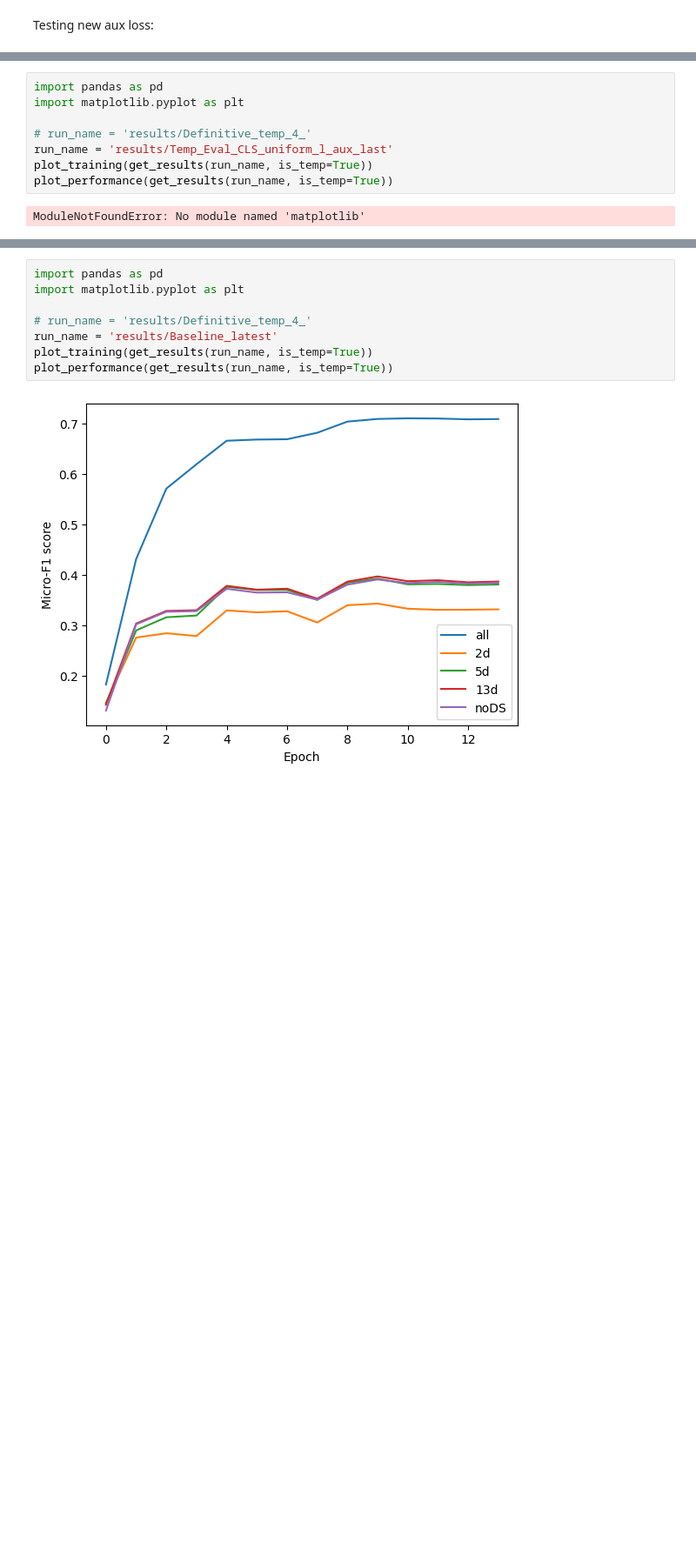
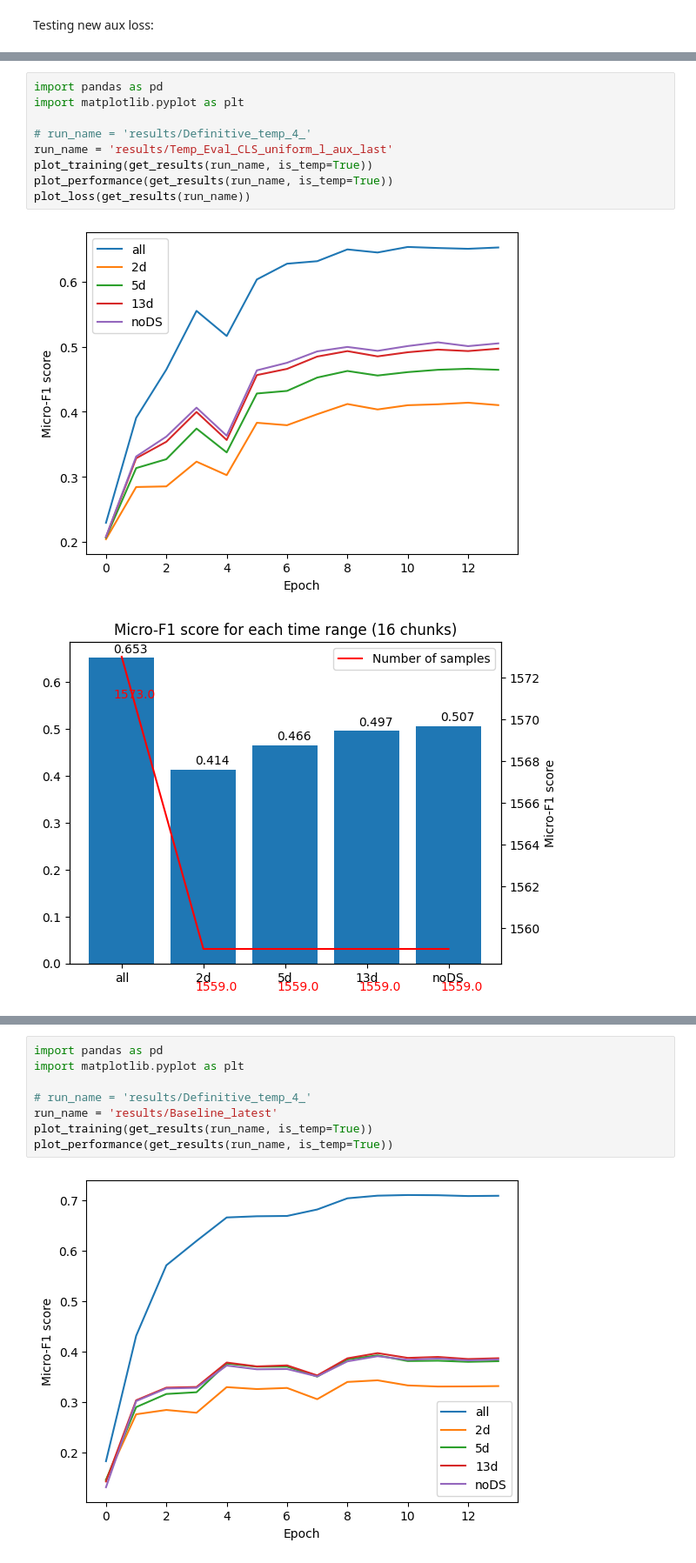
Before and after one commit to mireiahernandez/icd-continuous-prediction, a Jupyter notebook: visualize_results.ipynb, the cells around one changed output, grey strips where cells are left out. Shown at 87% size. Cells and saved outputs as stored; diff of their text form; blank space fills up the shorter version.

```diff
--- a/visualize_results.ipynb
+++ b/visualize_results.ipynb
@@ -53,10 +84,12 @@ Testing new aux loss:
 # %%
 import pandas as pd
 import matplotlib.pyplot as plt
 
 # run_name = 'results/Definitive_temp_4_'
 run_name = 'results/Temp_Eval_CLS_uniform_l_aux_last'
 plot_training(get_results(run_name, is_temp=True))
 plot_performance(get_results(run_name, is_temp=True))
+plot_loss(get_results(run_name))
 # %% [output]
-ModuleNotFoundError: No module named 'matplotlib'
+[figure, added]
+[figure, added]
```
Also changed, not shown: parts of 9 cells of this notebook.
